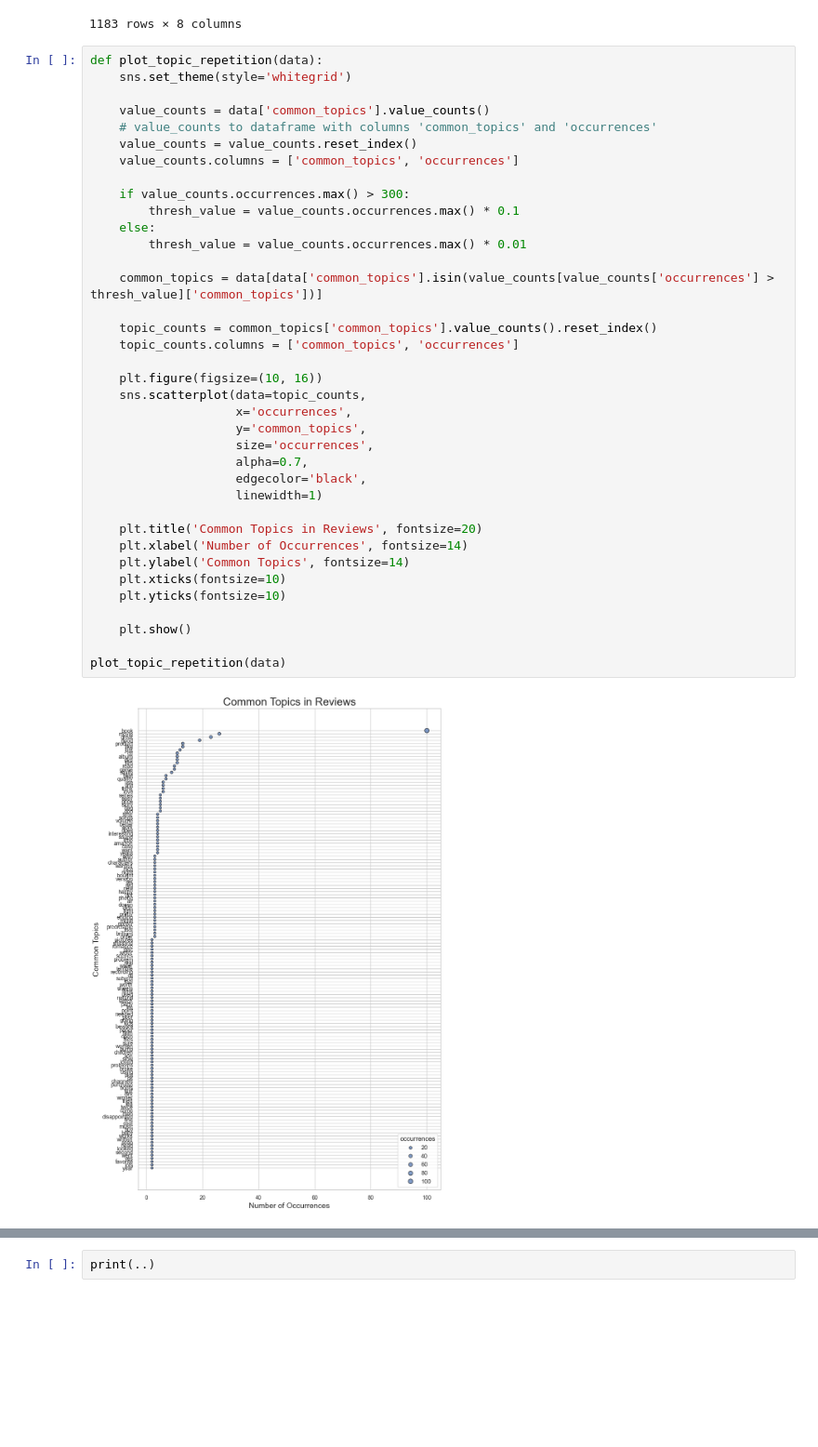
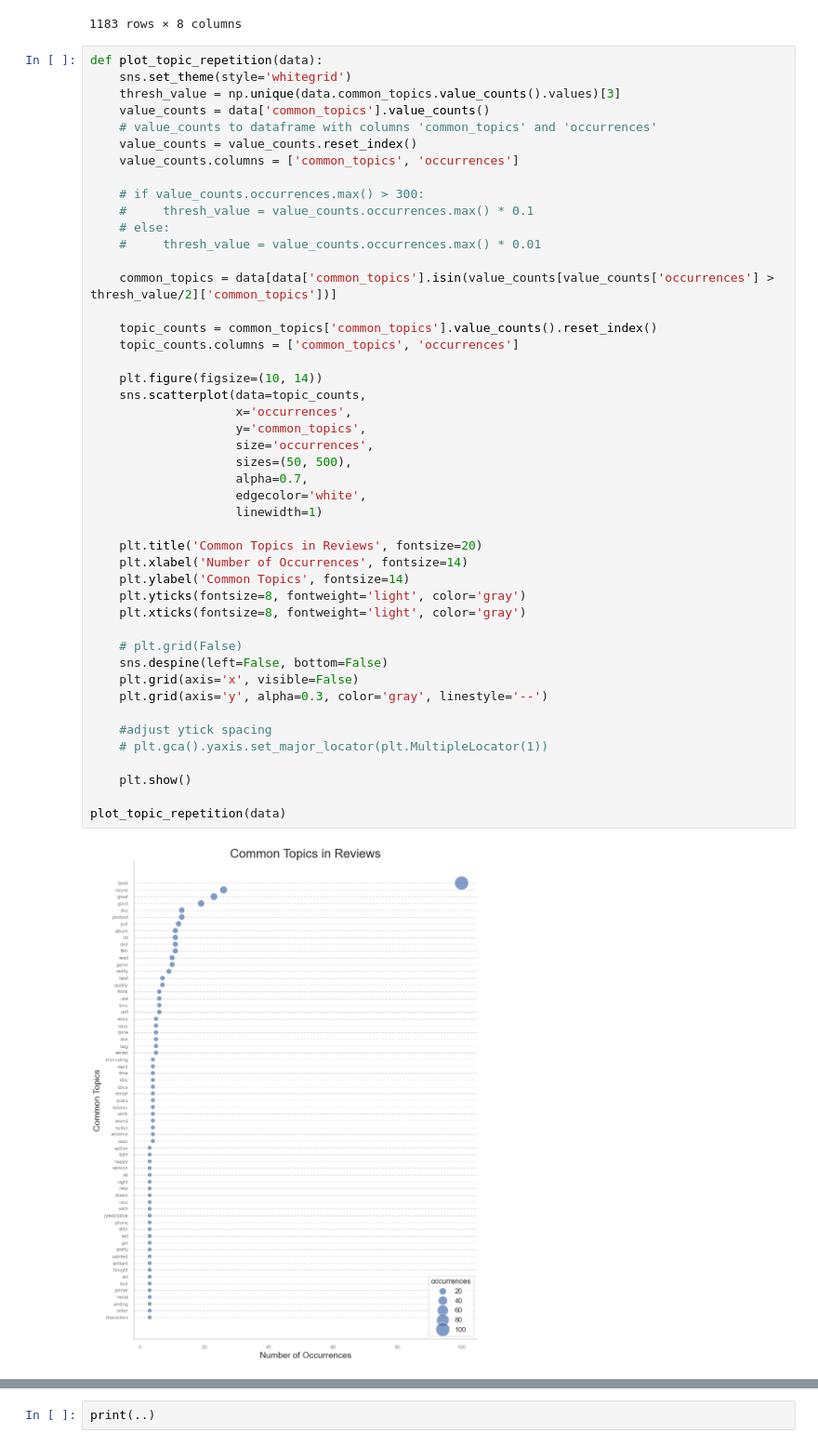
Before and after one commit to lagom-QB/AmazonReviews, a Jupyter notebook: SentimentAnalysis.ipynb, the cells around one changed output, grey strips where cells are left out. Shown at 93% size. Drawn from its saved outputs; the diff is of its cells as text; blank space fills up the shorter version.

Commit message:
ft. Final adjustments

```diff
--- a/SentimentAnalysis.ipynb
+++ b/SentimentAnalysis.ipynb
@@ -117,40 +117,49 @@ display(data)
 # %%
 def plot_topic_repetition(data):
     sns.set_theme(style='whitegrid')
-
+    thresh_value = np.unique(data.common_topics.value_counts().values)[3]
     value_counts = data['common_topics'].value_counts()
     # value_counts to dataframe with columns 'common_topics' and 'occurrences'
     value_counts = value_counts.reset_index()
     value_counts.columns = ['common_topics', 'occurrences']
 
-    if value_counts.occurrences.max() > 300:
-        thresh_value = value_counts.occurrences.max() * 0.1
-    else:
-        thresh_value = value_counts.occurrences.max() * 0.01
+    # if value_counts.occurrences.max() > 300:
+    #     thresh_value = value_counts.occurrences.max() * 0.1
+    # else:
+    #     thresh_value = value_counts.occurrences.max() * 0.01
 
-    common_topics = data[data['common_topics'].isin(value_counts[value_counts['occurrences'] > thresh_value]['common_topics'])]
+    common_topics = data[data['common_topics'].isin(value_counts[value_counts['occurrences'] > thresh_value/2]['common_topics'])]
 
     topic_counts = common_topics['common_topics'].value_counts().reset_index()
     topic_counts.columns = ['common_topics', 'occurrences']
 
-    plt.figure(figsize=(10, 16))
+    plt.figure(figsize=(10, 14))
     sns.scatterplot(data=topic_counts,
                     x='occurrences',
                     y='common_topics',
                     size='occurrences',
+                    sizes=(50, 500),
                     alpha=0.7,
-                    edgecolor='black',
+                    edgecolor='white',
                     linewidth=1)
 
     plt.title('Common Topics in Reviews', fontsize=20)
     plt.xlabel('Number of Occurrences', fontsize=14)
     plt.ylabel('Common Topics', fontsize=14)
-    plt.xticks(fontsize=10)
-    plt.yticks(fontsize=10)
+    plt.yticks(fontsize=8, fontweight='light', color='gray')
+    plt.xticks(fontsize=8, fontweight='light', color='gray')
+
+    # plt.grid(False)
+    sns.despine(left=False, bottom=False)
+    plt.grid(axis='x', visible=False)
+    plt.grid(axis='y', alpha=0.3, color='gray', linestyle='--')
+
+    #adjust ytick spacing
+    # plt.gca().yaxis.set_major_locator(plt.MultipleLocator(1))
 
     plt.show()
 
 plot_topic_repetition(data)
 # %% [output]
-[figure, old version]
+[figure, new version]
 # %%
```
Also changed, not shown: parts of 3 cells of this notebook, 1 other file.
